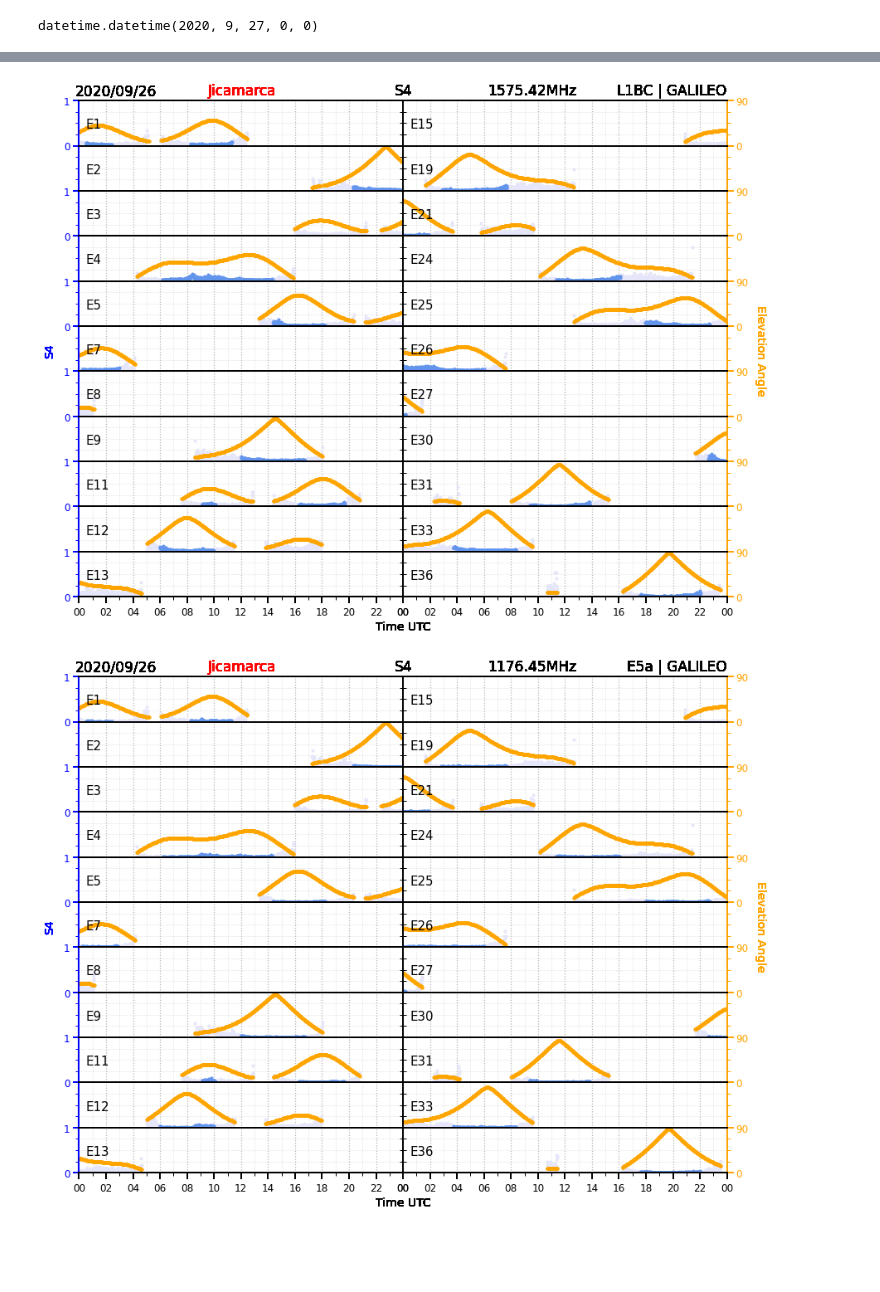
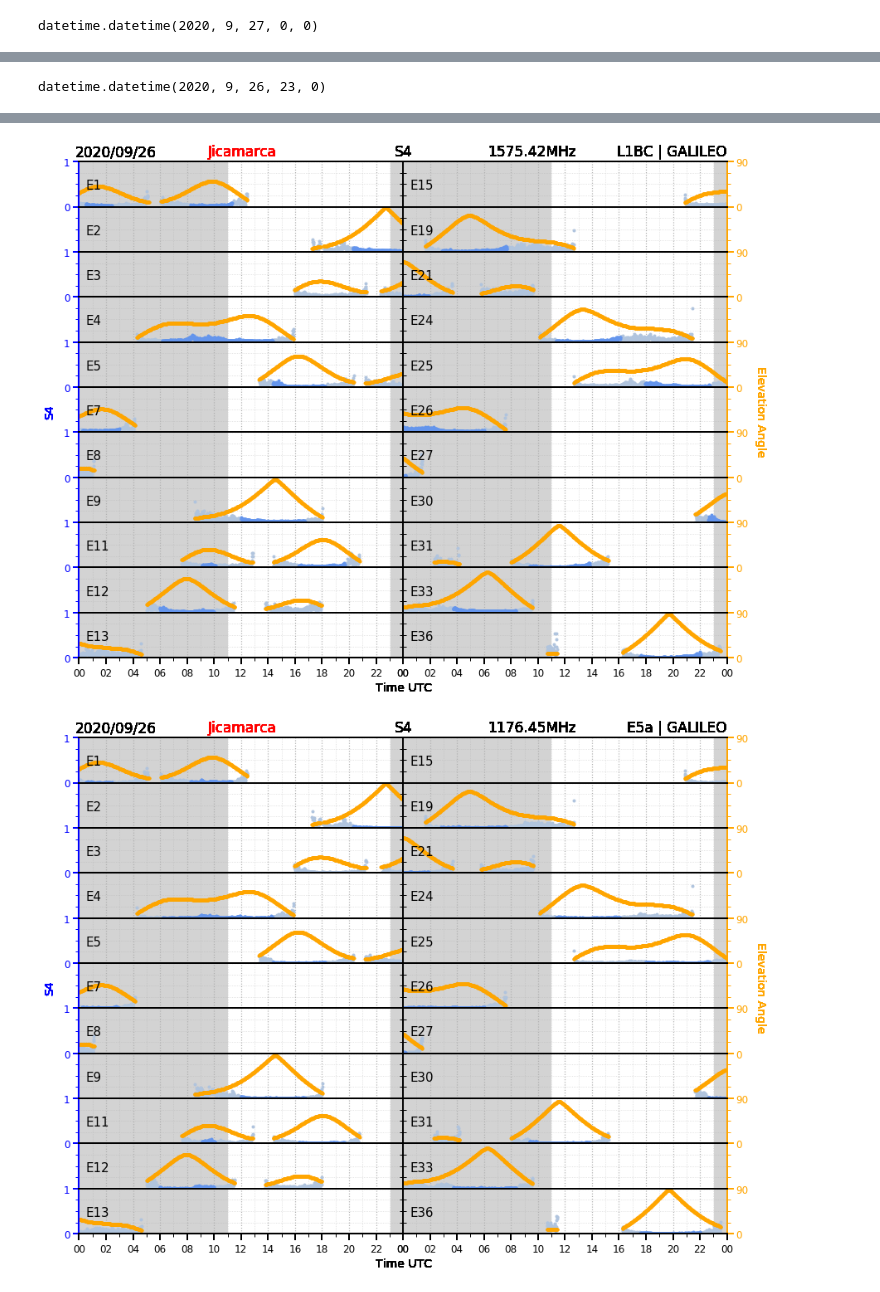
Before and after one commit to LuisDLCP/Graficas_cintilaciones_ROJ, a Jupyter notebook: src/plot_s4_v3.ipynb, the cells around one changed output, grey strips where cells are left out. Drawn from its saved outputs; the diff is of its cells as text; code cells hidden in the pictures; blank space fills up the shorter version.

Commit message:
a morning-time frame was added to the plot

```diff
--- a/src/plot_s4_v3.ipynb
+++ b/src/plot_s4_v3.ipynb
@@ -384,3 +386,8 @@ fecha2_tomorrow = fecha2_tomorrow.to_pydatetime()
 fecha2_tomorrow
 # %% [output]
 datetime.datetime(2020, 9, 27, 0, 0)
+# %%
+# Get UTC day range, for add a vertical span
+fecha_morning_first = fecha2 + pd.DateOffset(hours=11)
+fecha_morning_first = fecha_morning_first.to_pydatetime()
+fecha_morning_first
@@ -387,3 +396,9 @@ datetime.datetime(2020, 9, 27, 0, 0)
+# %%
+fecha_morning_last = fecha2 + pd.DateOffset(hours=23)
+fecha_morning_last = fecha_morning_last.to_pydatetime()
+fecha_morning_last
+# %% [output]
+datetime.datetime(2020, 9, 26, 23, 0)
 # %%
 # Get the name for a given PRN code
 def get_prn_name(prn_code):
@@ -508,11 +523,13 @@ for prn in prns:
 
                 # Plot s4 info
                 color1 = "blue" # This color is used in y axis labels, ticks and border
-                colors1 = ["lavender", "cornflowerblue", "midnightblue"] # These colors are used for the plots
+                colors1 = ["lightsteelblue", "cornflowerblue", "navy"]#["lavender", "cornflowerblue", "midnightblue"] # These colors are used for the plots
                 for k in range(3):
                     idt = "_" + str(k+1)
                     df4 = df_aux[sig_i + idt] # Select the filtered data: S4_sig1_1, S4_sig1_2, S4_sig1_3
                     ax.plot(df4.index, df4.values, '.', color=colors1[k])
+                    ax.set_facecolor(color="lightgrey")
+                    ax.axvspan(fecha_morning_first, fecha_morning_last, color="white")
 
                 # annotate the prn in the subplot
                 x_location = fecha2 + pd.Timedelta(minutes=30)
@@ -638,2 +655,2 @@ for prn in prns:
-[figure, old version]
+[figure, new version]
-[figure, old version]
+[figure, new version]
```
Also changed, not shown: parts of 8 cells of this notebook, 2 other files.
